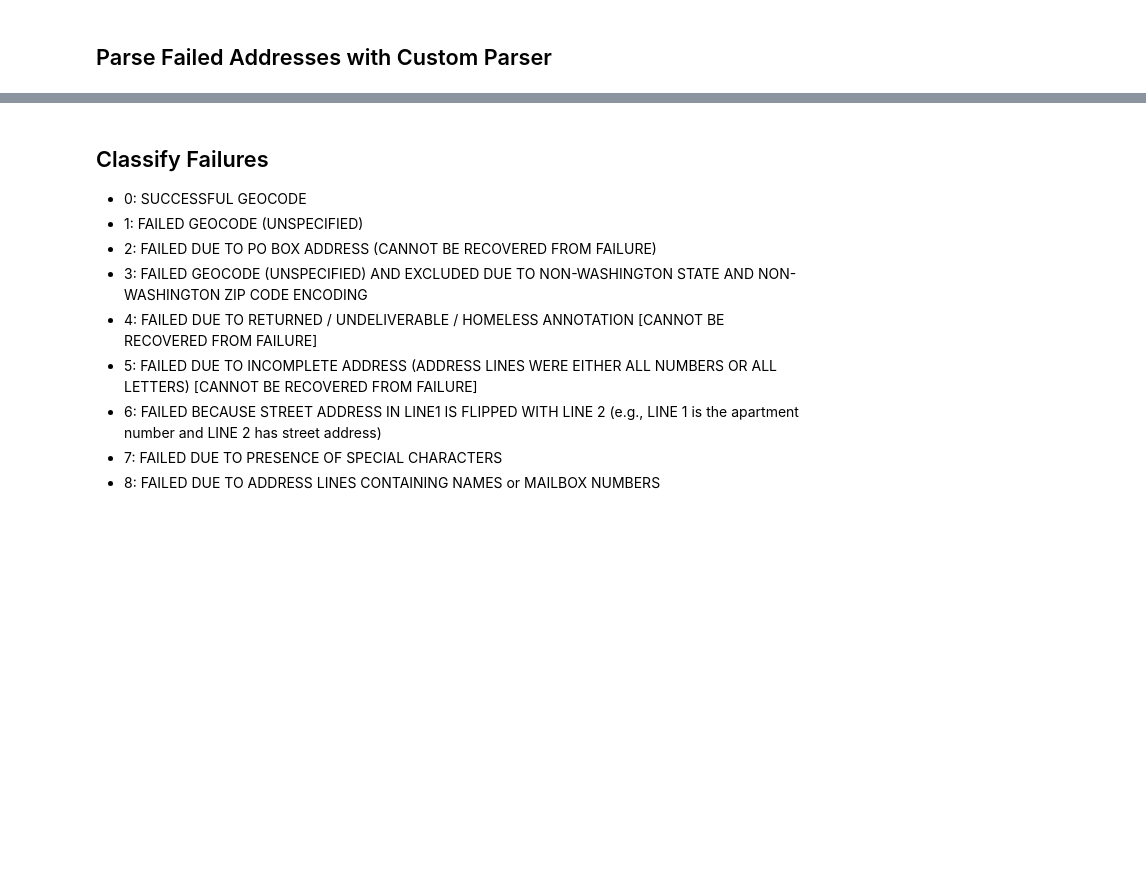
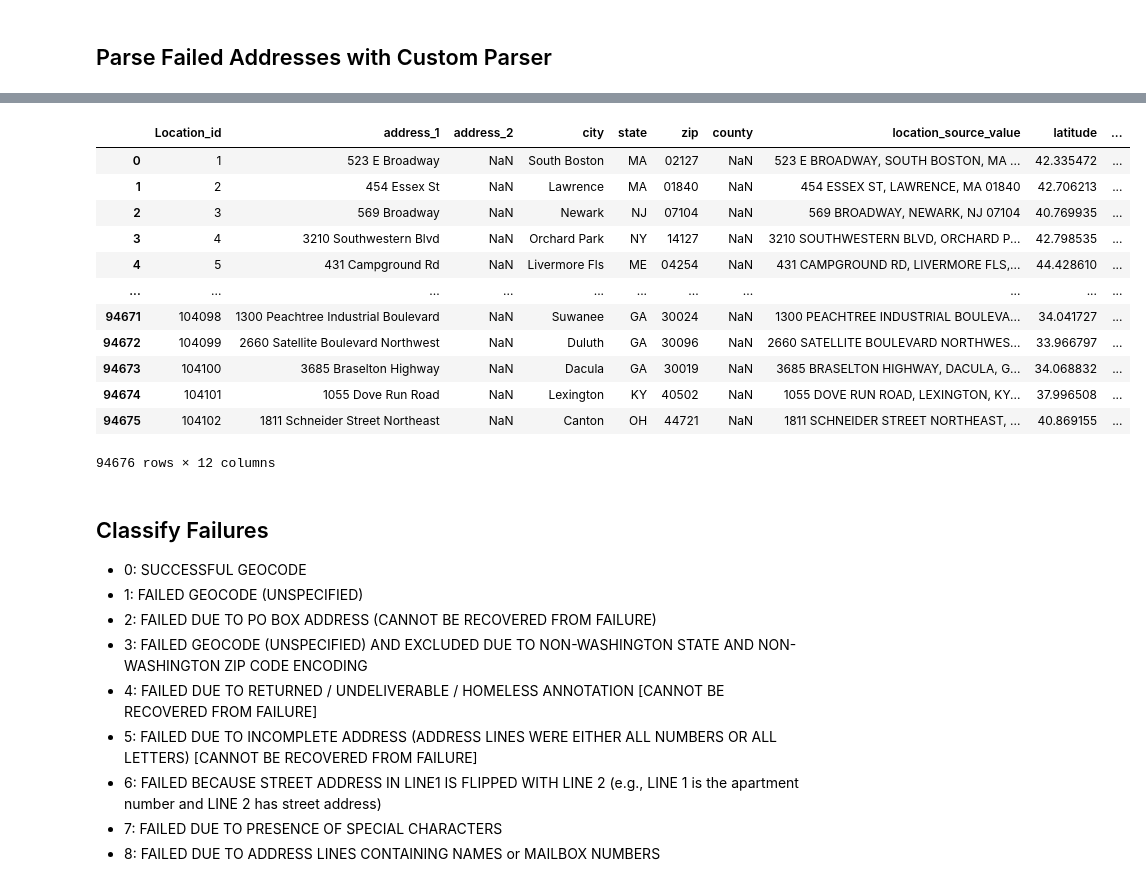
Before and after one commit to brian-cy-chang/UW_Geospatial, a Jupyter notebook: notebooks/usaddress.ipynb, the cells around one changed output, grey strips where cells are left out. Cells and saved outputs as stored; diff of their text form; code cells hidden in the pictures; blank space fills up the shorter version.

```diff
--- a/notebooks/usaddress.ipynb
+++ b/notebooks/usaddress.ipynb
@@ -605,8 +608,27 @@ OMOP_location_updated
 def zip_leadingZeros(x):
     x.rjust(5, '0')
 # %%
-OMOP_location_updated = OMOP_location_updated.apply(lambda x: str(x).rjust(5, '0'), axis=1)
+# pad leading zero to 5-digits
+OMOP_location_updated['zip'] = OMOP_location_updated.zip.apply(lambda x: str(x).zfill(5))
+
+# remove trailing zeros and decimal point
+OMOP_location_updated['zip'] = OMOP_location_updated.zip.apply(lambda x: x.rstrip(".0") if ".0" in x else x)
+
 OMOP_location_updated
+# %% [output]
+|  | Location_id | address_1 | address_2 | city | state | zip | county | location_source_value | latitude | ... |
+| 0 | 1 | 523 E Broadway | NaN | South Boston | MA | 02127 | NaN | 523 E BROADWAY, SOUTH BOSTON, MA ... | 42.335472 | ... |
+| 1 | 2 | 454 Essex St | NaN | Lawrence | MA | 01840 | NaN | 454 ESSEX ST, LAWRENCE, MA 01840 | 42.706213 | ... |
+| 2 | 3 | 569 Broadway | NaN | Newark | NJ | 07104 | NaN | 569 BROADWAY, NEWARK, NJ 07104 | 40.769935 | ... |
+| 3 | 4 | 3210 Southwestern Blvd | NaN | Orchard Park | NY | 14127 | NaN | 3210 SOUTHWESTERN BLVD, ORCHARD P... | 42.798535 | ... |
+| 4 | 5 | 431 Campground Rd | NaN | Livermore Fls | ME | 04254 | NaN | 431 CAMPGROUND RD, LIVERMORE FLS,... | 44.428610 | ... |
+| ... | ... | ... | ... | ... | ... | ... | ... | ... | ... | ... |
+| 94671 | 104098 | 1300 Peachtree Industrial Boulevard | NaN | Suwanee | GA | 30024 | NaN | 1300 PEACHTREE INDUSTRIAL BOULEVA... | 34.041727 | ... |
+| 94672 | 104099 | 2660 Satellite Boulevard Northwest | NaN | Duluth | GA | 30096 | NaN | 2660 SATELLITE BOULEVARD NORTHWES... | 33.966797 | ... |
+| 94673 | 104100 | 3685 Braselton Highway | NaN | Dacula | GA | 30019 | NaN | 3685 BRASELTON HIGHWAY, DACULA, G... | 34.068832 | ... |
+| 94674 | 104101 | 1055 Dove Run Road | NaN | Lexington | KY | 40502 | NaN | 1055 DOVE RUN ROAD, LEXINGTON, KY... | 37.996508 | ... |
+| 94675 | 104102 | 1811 Schneider Street Northeast | NaN | Canton | OH | 44721 | NaN | 1811 SCHNEIDER STREET NORTHEAST, ... | 40.869155 | ... |
+94676 rows × 12 columns
 # %% [markdown]
 ## Classify Failures
 * 0: SUCCESSFUL GEOCODE
```
Also changed, not shown: parts of 13 cells of this notebook, 4 other files.
